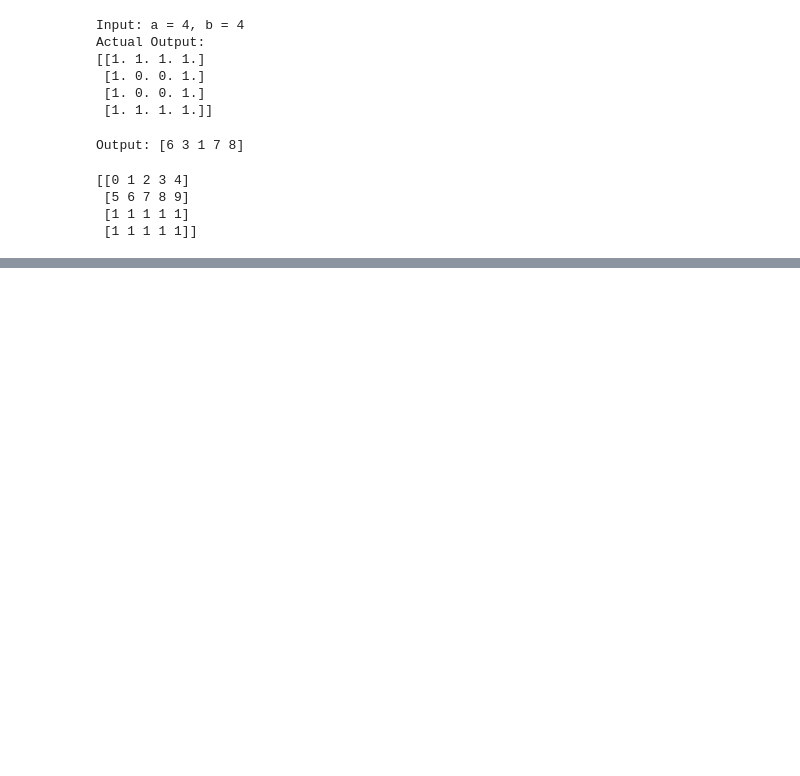
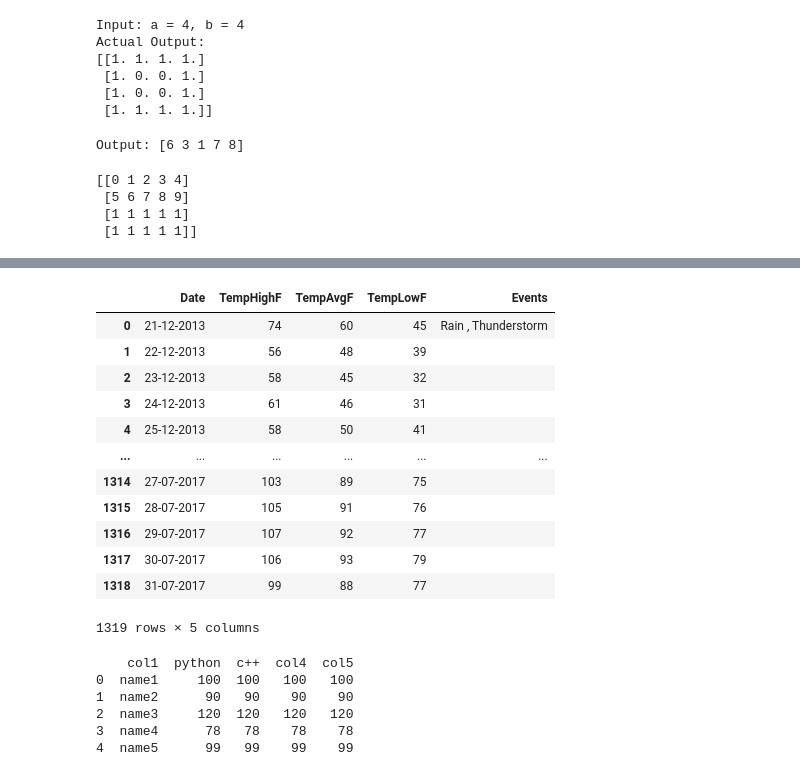
Before and after one commit to devendrapandey2005/DSA-with-python, a Jupyter notebook: 7th_sem_python_aur_ml.ipynb, the cells around one changed output, grey strips where cells are left out. Drawn from its saved outputs; the diff is of its cells as text; code cells hidden in the pictures; blank space fills up the shorter version.

```diff
--- a/7th_sem_python_aur_ml.ipynb
+++ b/7th_sem_python_aur_ml.ipynb
@@ -2085,0 +2101,25 @@ Expected Output: [ 0 1 2 6 8 5 6 7 8 18]
+# %%
+austin[['Date','TempHighF', 'TempAvgF', 'TempLowF','Events']]
+# %% [output]
+|  | Date | TempHighF | TempAvgF | TempLowF | Events |
+| 0 | 21-12-2013 | 74 | 60 | 45 | Rain , Thunderstorm |
+| 1 | 22-12-2013 | 56 | 48 | 39 |  |
+| 2 | 23-12-2013 | 58 | 45 | 32 |  |
+| 3 | 24-12-2013 | 61 | 46 | 31 |  |
+| 4 | 25-12-2013 | 58 | 50 | 41 |  |
+| ... | ... | ... | ... | ... | ... |
+| 1314 | 27-07-2017 | 103 | 89 | 75 |  |
+| 1315 | 28-07-2017 | 105 | 91 | 76 |  |
+| 1316 | 29-07-2017 | 107 | 92 | 77 |  |
+| 1317 | 30-07-2017 | 106 | 93 | 79 |  |
+| 1318 | 31-07-2017 | 99 | 88 | 77 |  |
+1319 rows × 5 columns
+# %%
+print(students)
+# %% [output]
+    col1  python  c++  col4  col5
+0  name1     100  100   100   100
+1  name2      90   90    90    90
+2  name3     120  120   120   120
+3  name4      78   78    78    78
+4  name5      99   99    99    99
```
Also changed, not shown: parts of 4 cells of this notebook.
